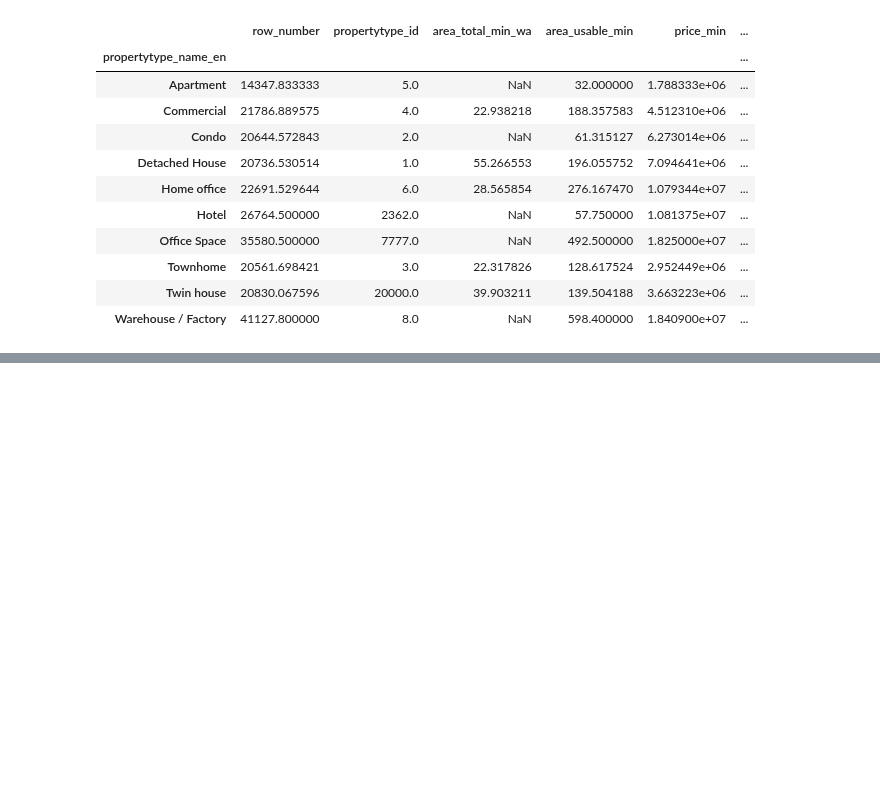
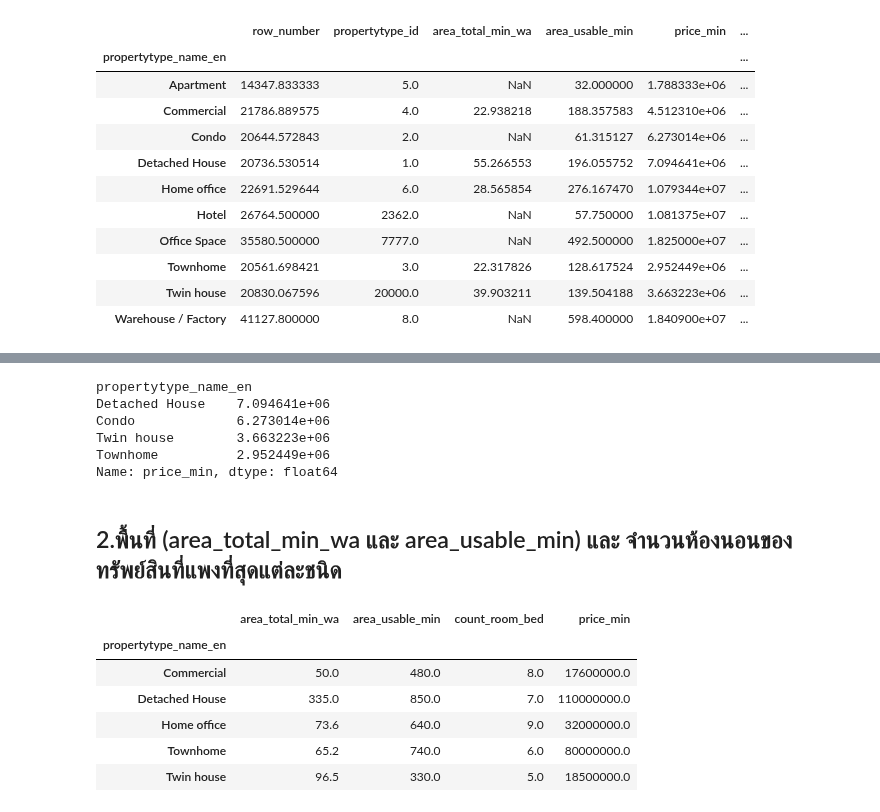
Before and after one commit to sucheerarighthere/BasicProg_DataViz65, a Jupyter notebook: pandas101.ipynb, the cells around one changed output, grey strips where cells are left out. Saved outputs shown, nothing was run; the diff lists cells and outputs as text; code cells hidden in the pictures; blank space fills up the shorter version.

```diff
--- a/pandas101.ipynb
+++ b/pandas101.ipynb
@@ -443,0 +477,24 @@ unit.groupby(['propertytype_name_en']).mean()
+# %%
+unit.groupby(['propertytype_name_en'])['price_min'].mean()[['Detached House', 'Condo', 'Twin house', 'Townhome' ]]
+# %% [output]
+propertytype_name_en
+Detached House    7.094641e+06
+Condo             6.273014e+06
+Twin house        3.663223e+06
+Townhome          2.952449e+06
+Name: price_min, dtype: float64
+# %% [markdown]
+## 2.พื้นที่ (area_total_min_wa และ area_usable_min) และ จำนวนห้องนอนของทรัพย์สินที่แพงที่สุดแต่ละชนิด
+# %%
+dm = unit.dropna(subset=['propertytype_name_en','price_min','area_total_min_wa','area_usable_min','count_room_bed']) # ลบ missing ออก
+# %%
+dm.groupby(['propertytype_name_en']).max()[['area_total_min_wa','area_usable_min','count_room_bed','price_min']]
+ #Groupby ชนิดของบ้านแต่ละชนิด ใช้.max() หาค่าแพงที่สุด ใช้list เลือกเฉพาะ column พื้นที่และจำนวนห้องนอน
+# %% [output]
+|  | area_total_min_wa | area_usable_min | count_room_bed | price_min |
+| propertytype_name_en |  |  |  |  |
+| Commercial | 50.0 | 480.0 | 8.0 | 17600000.0 |
+| Detached House | 335.0 | 850.0 | 7.0 | 110000000.0 |
+| Home office | 73.6 | 640.0 | 9.0 | 32000000.0 |
+| Townhome | 65.2 | 740.0 | 6.0 | 80000000.0 |
+| Twin house | 96.5 | 330.0 | 5.0 | 18500000.0 |
```
Also changed, not shown: parts of 9 cells of this notebook.
